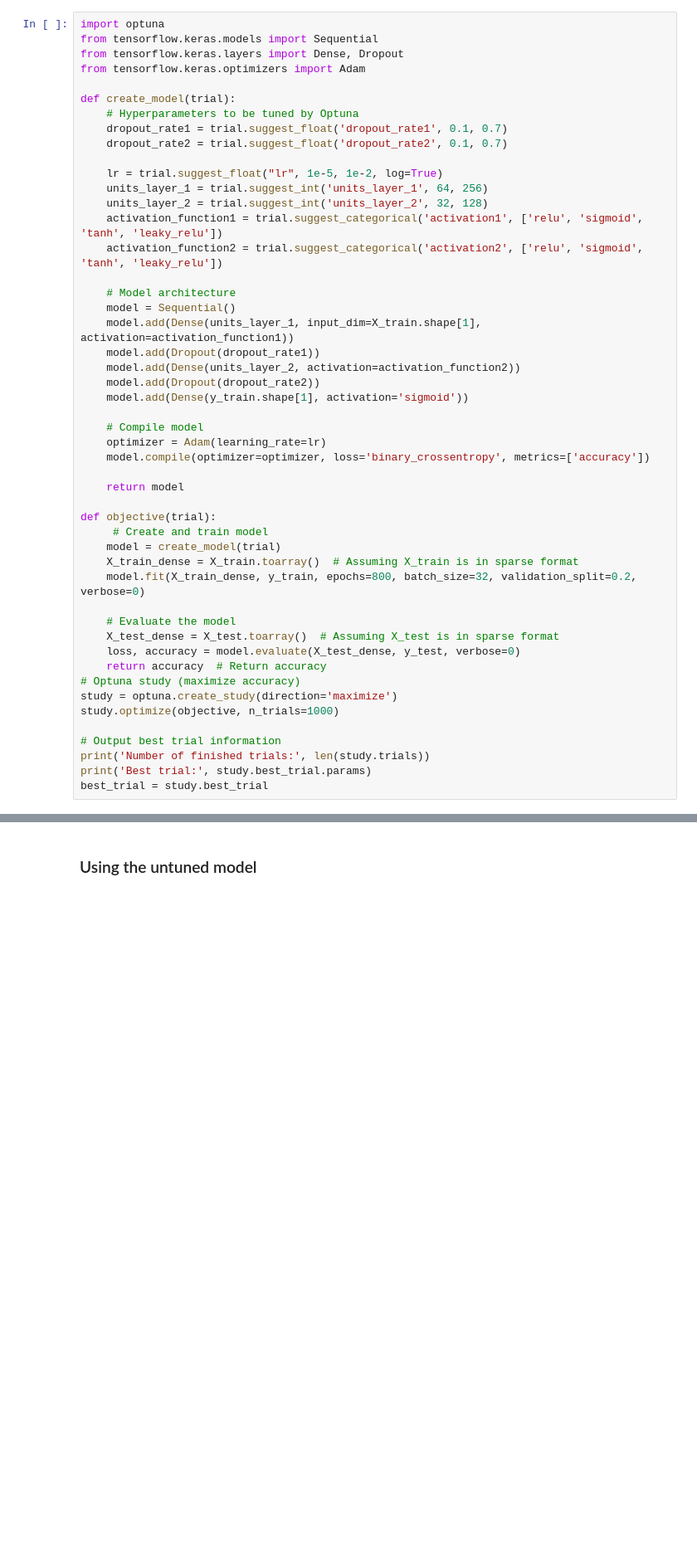
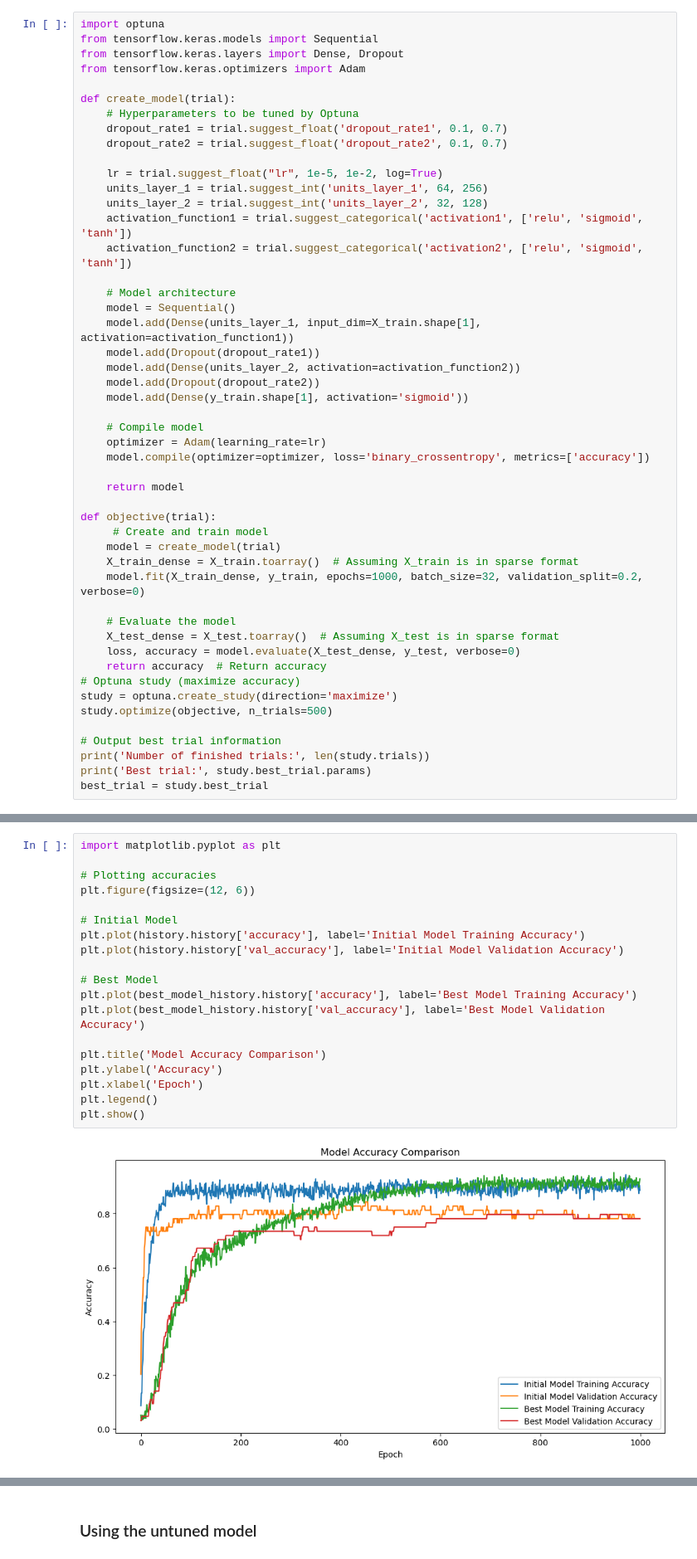
Before and after one commit to AhmedIrtija/ECS_171_Project, a Jupyter notebook: Opt_TuningNN.ipynb, the cells around one changed output, grey strips where cells are left out. Shown: that part at 83% size. Drawn from its saved outputs; the diff is of its cells as text; blank space fills up the shorter version.

```diff
--- a/Opt_TuningNN.ipynb
+++ b/Opt_TuningNN.ipynb
@@ -103,8 +107,8 @@ def create_model(trial):
     lr = trial.suggest_float("lr", 1e-5, 1e-2, log=True)
     units_layer_1 = trial.suggest_int('units_layer_1', 64, 256)
     units_layer_2 = trial.suggest_int('units_layer_2', 32, 128)
-    activation_function1 = trial.suggest_categorical('activation1', ['relu', 'sigmoid', 'tanh', 'leaky_relu'])
-    activation_function2 = trial.suggest_categorical('activation2', ['relu', 'sigmoid', 'tanh', 'leaky_relu'])
+    activation_function1 = trial.suggest_categorical('activation1', ['relu', 'sigmoid', 'tanh'])
+    activation_function2 = trial.suggest_categorical('activation2', ['relu', 'sigmoid', 'tanh'])
 
     # Model architecture
     model = Sequential()
@@ -124,7 +128,7 @@ def objective(trial):
      # Create and train model
     model = create_model(trial)
     X_train_dense = X_train.toarray()  # Assuming X_train is in sparse format
-    model.fit(X_train_dense, y_train, epochs=800, batch_size=32, validation_split=0.2, verbose=0)
+    model.fit(X_train_dense, y_train, epochs=1000, batch_size=32, validation_split=0.2, verbose=0)
 
     # Evaluate the model
     X_test_dense = X_test.toarray()  # Assuming X_test is in sparse format
@@ -132,7 +136,7 @@ def objective(trial):
     return accuracy  # Return accuracy
 # Optuna study (maximize accuracy)
 study = optuna.create_study(direction='maximize')
-study.optimize(objective, n_trials=1000)
+study.optimize(objective, n_trials=500)
 
 # Output best trial information
 print('Number of finished trials:', len(study.trials))
@@ -165,0 +193,21 @@ NameError: name 'best_trial' is not defined
+# %%
+import matplotlib.pyplot as plt
+
+# Plotting accuracies
+plt.figure(figsize=(12, 6))
+
+# Initial Model
+plt.plot(history.history['accuracy'], label='Initial Model Training Accuracy')
+plt.plot(history.history['val_accuracy'], label='Initial Model Validation Accuracy')
+
+# Best Model
+plt.plot(best_model_history.history['accuracy'], label='Best Model Training Accuracy')
+plt.plot(best_model_history.history['val_accuracy'], label='Best Model Validation Accuracy')
+
+plt.title('Model Accuracy Comparison')
+plt.ylabel('Accuracy')
+plt.xlabel('Epoch')
+plt.legend()
+plt.show()
+# %% [output]
+[figure, added]
```
Also changed, not shown: parts of 12 cells of this notebook.
